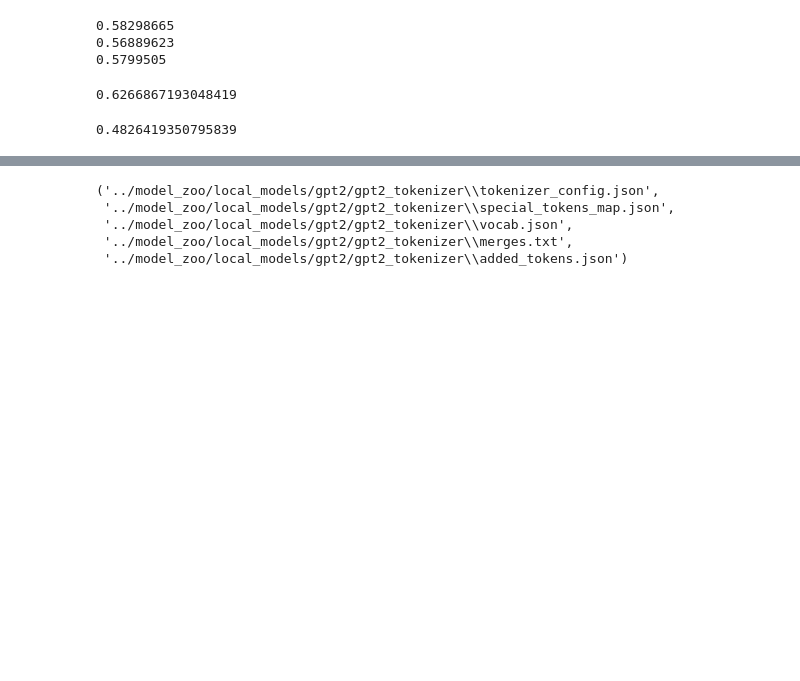
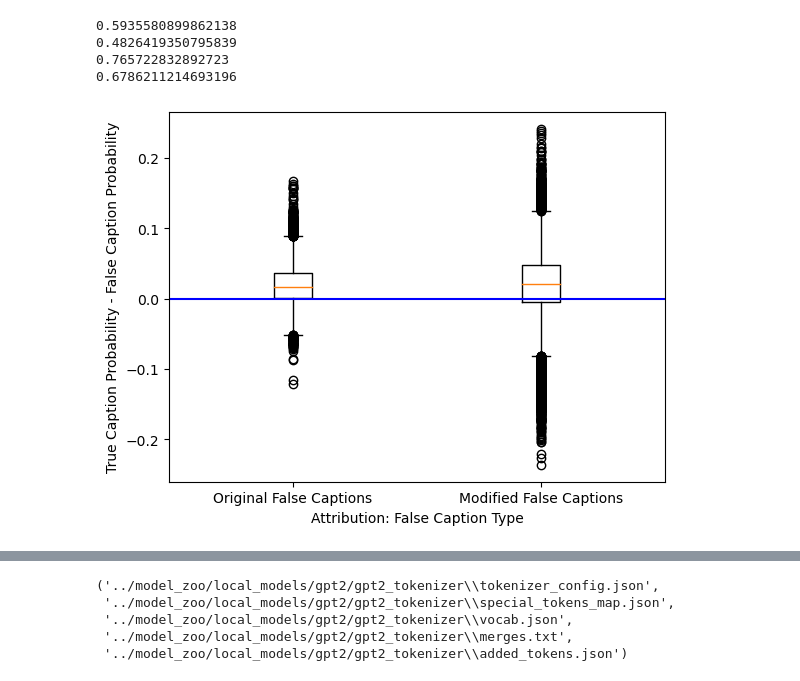
Before and after one commit to ewang-pu/CompVLMs, a Jupyter notebook: vision-language-models-are-bows/notebooks/bias.ipynb, the cells around one changed output, grey strips where cells are left out. Saved outputs shown, nothing was run; the diff lists cells and outputs as text; code cells hidden in the pictures; blank space fills up the shorter version.

```diff
--- a/vision-language-models-are-bows/notebooks/bias.ipynb
+++ b/vision-language-models-are-bows/notebooks/bias.ipynb
@@ -16,4 +16,9 @@ from tqdm import tqdm
 #     tokenize_input = tokenizer.encode(sentence, return_tensors="pt")
 #     loss = model(tokenize_input, labels=tokenize_input).loss
 #     return torch.exp(-loss).item()
+# %%
+att_probs = np.load("C:/Users/ewang/OneDrive/Desktop/Fall 2023/CompVLMs/vision-language-models-are-bows/experiment_scripts/att-probs.npz")
+att_true = att_probs['array0']
+att_false= att_probs['array1']
+att_new= att_probs['array2']
 # %%
@@ -28,16 +29,29 @@ probs.files
-# %%
-print(true.mean())
-print(false.mean())
-print(new.mean())
-# %% [output]
-0.58298665
-0.56889623
-0.5799505
-# %%
-sum(false < true) / len(true)
-# %% [output]
-0.6266867193048419
-# %%
-sum(new < true) / len(true)
-# %% [output]
-0.4826419350795839
+# %%
+print(sum(rel_false < rel_true) / len(rel_true))
+
+print(sum(rel_new < rel_true) / len(rel_true))
+
+print(sum(att_false < att_true) / len(att_true))
+print(sum(att_new < att_true) / len(att_true))
+# %% [output]
+0.5935580899862138
+0.4826419350795839
+0.765722832892723
+0.6786211214693196
+# %%
+att_gap_og = att_true-att_false
+att_gap_new = att_true-att_new
+rel_gap_og = rel_true-rel_false
+rel_gap_new = rel_true-rel_new
+# %%
+import matplotlib.pyplot as plt
+
+plt.xlabel("Attribution: False Caption Type")
+plt.ylabel("True Caption Probability - False Caption Probability")
+plt.boxplot([att_gap_og, att_gap_new])
+plt.axhline(y=0.0, color='b', linestyle='-')
+plt.xticks([1, 2], ['Original False Captions', 'Modified False Captions'])
+# show plot
+plt.show()
+# %% [output]
+[figure, added]
```
Also changed, not shown: parts of 3 cells of this notebook, 24 other files.
